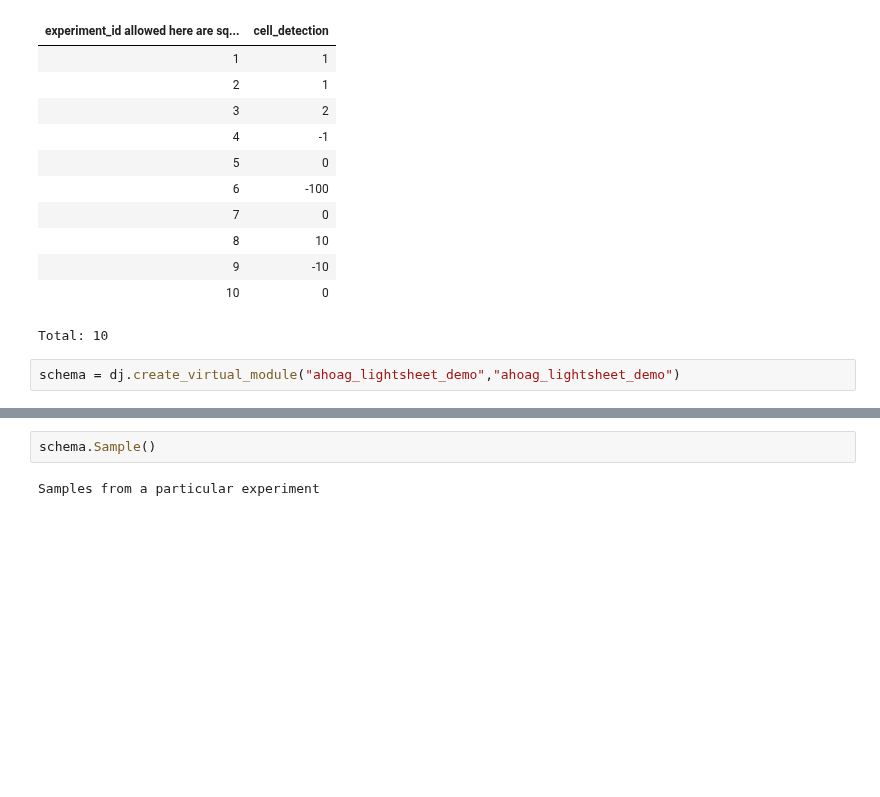
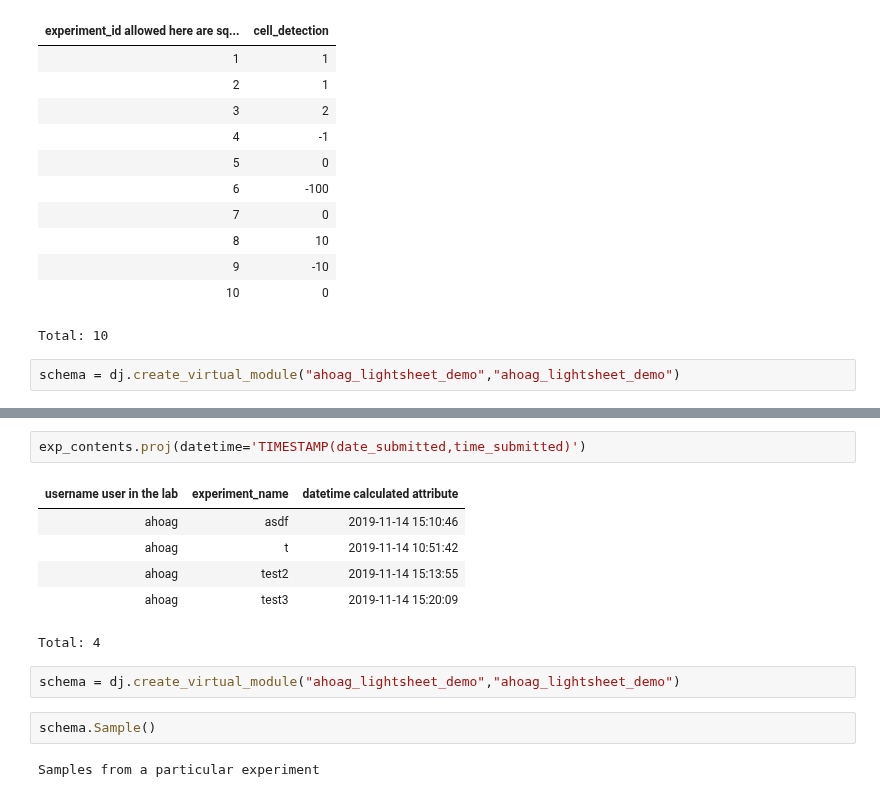
Before and after one commit to BrainCOGS/lightserv, a Jupyter notebook: notebooks/datajoint_sandbox.ipynb, the cells around one changed output, grey strips where cells are left out. Drawn from its saved outputs; the diff is of its cells as text; blank space fills up the shorter version.

```diff
--- a/notebooks/datajoint_sandbox.ipynb
+++ b/notebooks/datajoint_sandbox.ipynb
@@ -82,3 +121,14 @@ schema = dj.create_virtual_module("ahoag_lightsheet_demo","ahoag_lightsheet_demo
+# %%
+exp_contents.proj(datetime='TIMESTAMP(date_submitted,time_submitted)')
+# %% [output]
+| username user in the lab | experiment_name | datetime calculated attribute |
+| ahoag | asdf | 2019-11-14 15:10:46 |
+| ahoag | t | 2019-11-14 10:51:42 |
+| ahoag | test2 | 2019-11-14 15:13:55 |
+| ahoag | test3 | 2019-11-14 15:20:09 |
+Total: 4
+# %%
+schema = dj.create_virtual_module("ahoag_lightsheet_demo","ahoag_lightsheet_demo")
 # %%
 schema.Sample()
 # %% [output]
```
Also changed, not shown: parts of 6 cells of this notebook, 6 other files.
